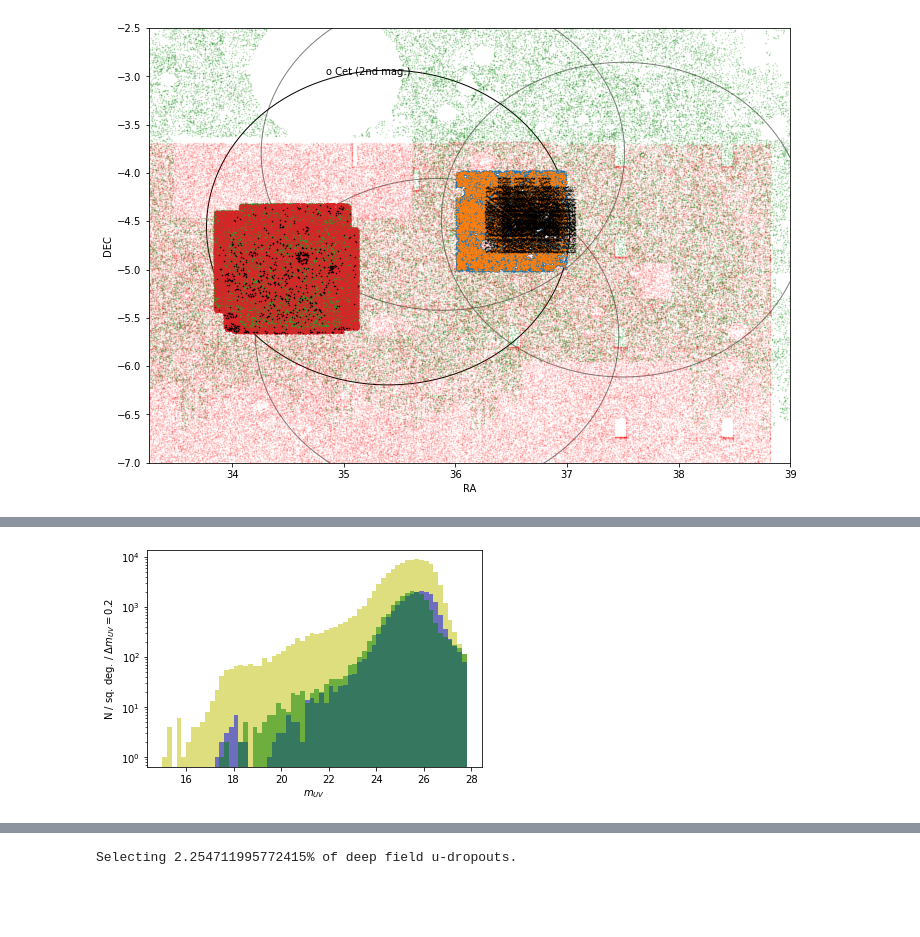
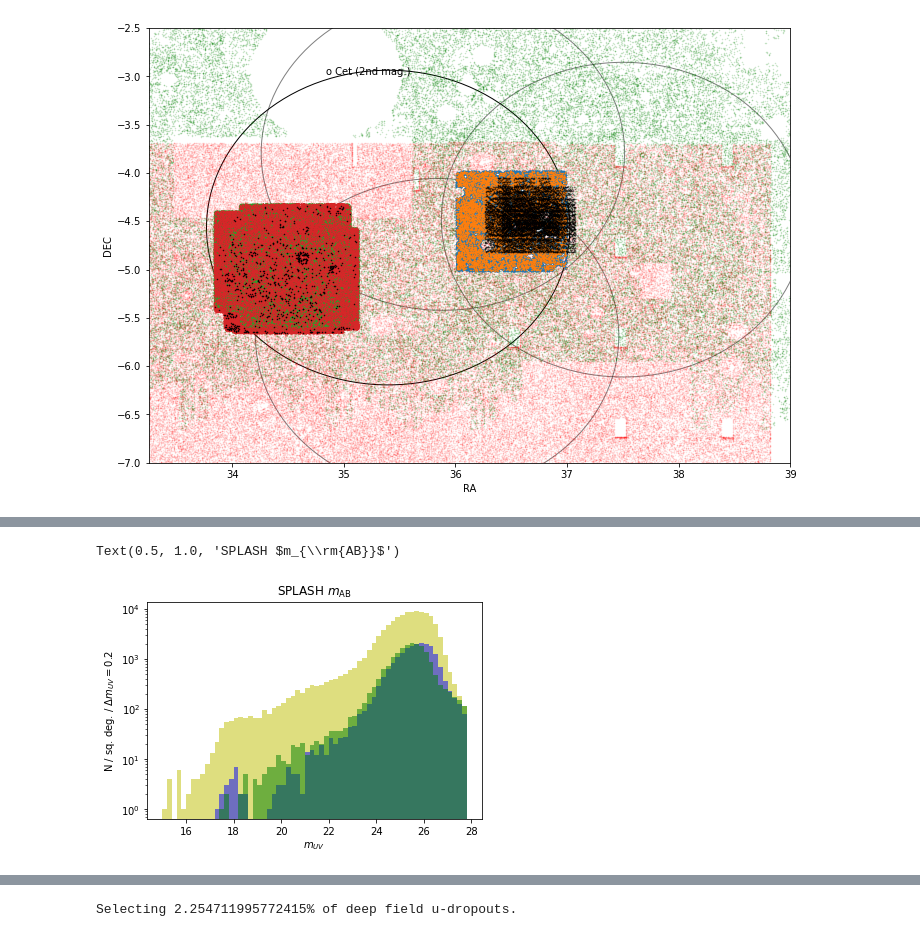
Before and after one commit to michaelJwilson/DESILBG, a Jupyter notebook: target/proposals/docs/desilbg-splash.ipynb, the cells around one changed output, grey strips where cells are left out. Cells and saved outputs as stored; diff of their text form; code cells hidden in the pictures; blank space fills up the shorter version.

```diff
--- a/target/proposals/docs/desilbg-splash.ipynb
+++ b/target/proposals/docs/desilbg-splash.ipynb
@@ -730,16 +735,18 @@ pl.yscale('log')
 # %%
 bins = np.arange(15., 28., 0.2)
 
 _    = pl.hist(sxdrops['MAG_AUTO_hsc_r'], bins=bins, alpha=0.5, color='y')
 _    = pl.hist(sudrops['MAG_AUTO_hsc_r'], bins=bins, alpha=0.5, color='b')
 _    = pl.hist(sgdrops['MAG_AUTO_hsc_i'], bins=bins, alpha=0.5, color='g')
 
 pl.xlabel('$m_{UV}$')
 pl.ylabel('N / sq. deg. / $\Delta m_{UV} = 0.2$')
 
 pl.yscale('log')
+pl.title(r'SPLASH $m_{\rm{AB}}$')
 # %% [output]
+Text(0.5, 1.0, 'SPLASH $m_{\\rm{AB}}$')
-[figure, old version]
+[figure, new version]
 # %%
 # Goldrush g-dropouts.
 grush_desilbg              = grush_D1[is_point_in_desi(tiles, grush_D1['ra'], grush_D1['dec'], radius=None, return_tile_index=False)]
```
Also changed, not shown: parts of 5 cells of this notebook.
